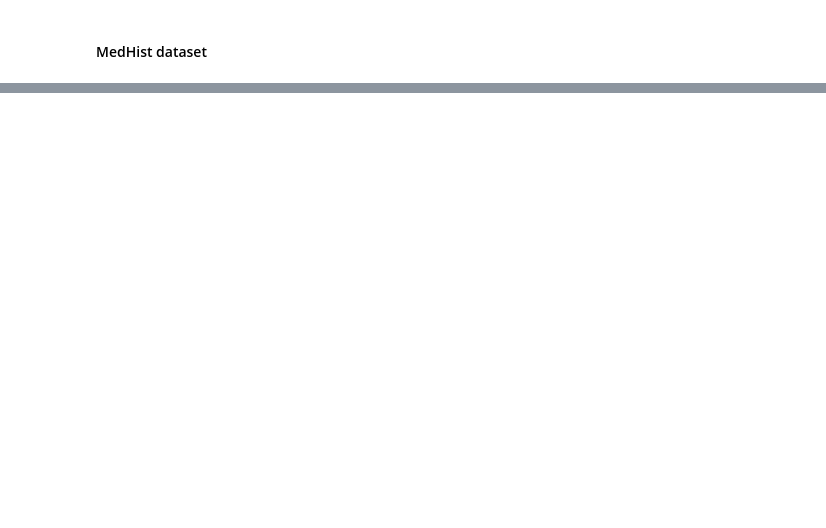
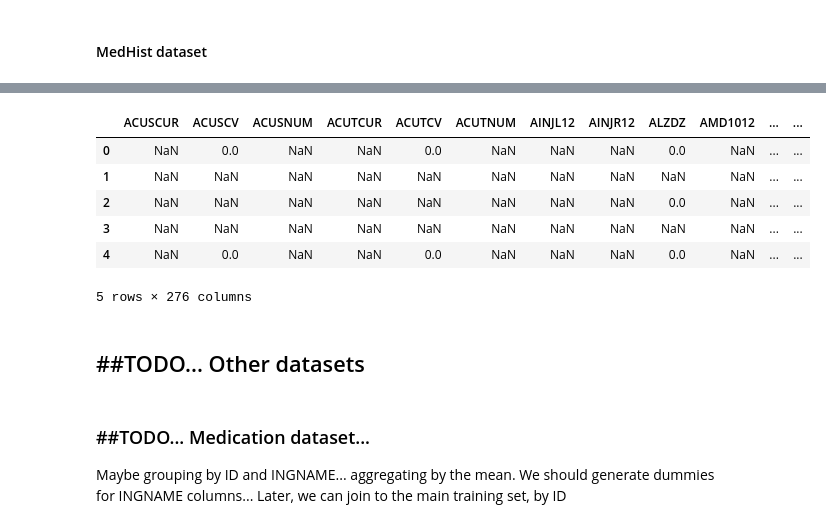
Before and after one commit to methoddatascience/zeta, a Jupyter notebook: keystone/analysis1.ipynb, the cells around one changed output, grey strips where cells are left out. Drawn from its saved outputs; the diff is of its cells as text; code cells hidden in the pictures; blank space fills up the shorter version.

```diff
--- a/keystone/analysis1.ipynb
+++ b/keystone/analysis1.ipynb
@@ -164,0 +160,35 @@ MEDHIST.describe()
+# %%
+# Renaming columns (removing Vxx to enable direct comparison between visits)
+# the visit number information is kept in the 'visit' column
+dts = [dt0,dt1,dt2,dt3,dt4,dt5,dt6,dt7,dt8,dt9,dt10]
+for j in range(len(dts)):
+    d = dts[j]
+    col = list(d.columns)
+    for i in range(1,len(col)):
+        txtcol = col[i]
+        col[i] = txtcol[3:]
+    d.columns=col
+    d['visit'] = j
+# %%
+MEDHIST = pd.concat([dt10,dt9, dt8, dt7, dt6, dt5, dt4, dt3, dt2, dt1],axis=0, join='outer')
+# %%
+####
+# Considering drop the columns below
+
+tSREPHR = [i for i in MEDHIST.columns if i[0:4] =='SREP']   # Ever have replacement surgery where all or part of joint was replaced, self-report
+tPSDATE = [i for i in MEDHIST.columns if i =='PSDATE']   # Date MRI Safety Screener completed
+tSSDATE = [i for i in MEDHIST.columns if i =='SSDATE']   #
+
+to_drop = tSREPHR + tPSDATE + tSSDATE
+MEDHIST = MEDHIST.drop(to_drop,axis=1)
+# %%
+MEDHIST_VISITS = MEDHIST.merge(DT_outcome[['prior_visit','id']],left_on='ID', right_on='id', how='outer')
+MEDHIST_VISITS.head()
+# %% [output]
+|  | ACUSCUR | ACUSCV | ACUSNUM | ACUTCUR | ACUTCV | ACUTNUM | AINJL12 | AINJR12 | ALZDZ | AMD1012 | ... | ... |
+| 0 | NaN | 0.0 | NaN | NaN | 0.0 | NaN | NaN | NaN | 0.0 | NaN | ... | ... |
+| 1 | NaN | NaN | NaN | NaN | NaN | NaN | NaN | NaN | NaN | NaN | ... | ... |
+| 2 | NaN | NaN | NaN | NaN | NaN | NaN | NaN | NaN | 0.0 | NaN | ... | ... |
+| 3 | NaN | NaN | NaN | NaN | NaN | NaN | NaN | NaN | NaN | NaN | ... | ... |
+| 4 | NaN | 0.0 | NaN | NaN | 0.0 | NaN | NaN | NaN | 0.0 | NaN | ... | ... |
+5 rows × 276 columns
@@ -165,3 +199,5 @@ MEDHIST.describe()
+# %% [markdown]
+## ##TODO... Other datasets
 # %%
 '''
 Xray datasets do not have one line per ID, so maybe we have to group by...
@@ -179,3 +216,9 @@ dt0 = pd.read_csv('Comma Delimited Data/acceldatabyday06.csv').drop(['VERSION','
 dt1 = pd.read_csv('Comma Delimited Data/acceldatabyday08.csv').drop(['VERSION','V08PAWeekDay','V08VDaySequence','V08PAStudyDay','V08PAMonth'],axis=1)
 dt0 = dt0.groupby('ID').mean()
 dt1 = dt1.groupby('ID').mean()
+# %% [markdown]
+### ##TODO... Medication dataset...
+
+Maybe grouping by ID and INGNAME... aggregating by the mean.
+We should generate dummies for INGNAME columns...
+Later, we can join to the main training set, by ID
```
Also changed, not shown: parts of 34 cells of this notebook.
